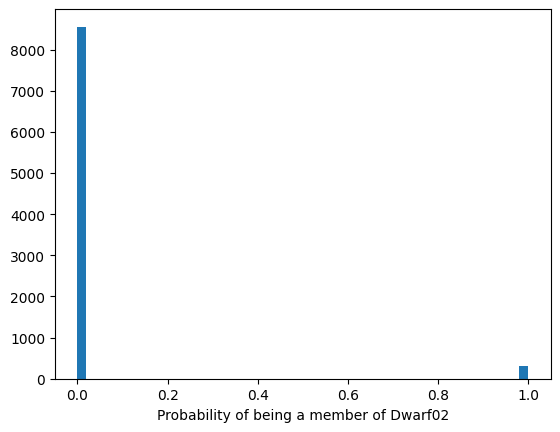
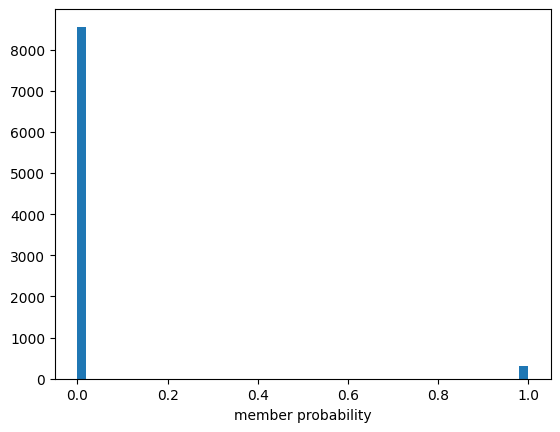
The change to this notebook cell's code, shown as a diff; its figure went from the first image to the second:
--- before
+++ after
@@ -1,8 +1,8 @@
 plt.figure()
 plt.hist(p_member2, bins=50);
-plt.xlabel("Probability of being a member of Dwarf%02d"%2)
+plt.xlabel("member probability")
 
 plt.figure()
 plt.hist(p_member2, bins=50);
 plt.yscale("log")
-plt.xlabel("Probability of being a member of Dwarf%02d"%2)
+plt.xlabel("member probability")

Commit: Updated 10D